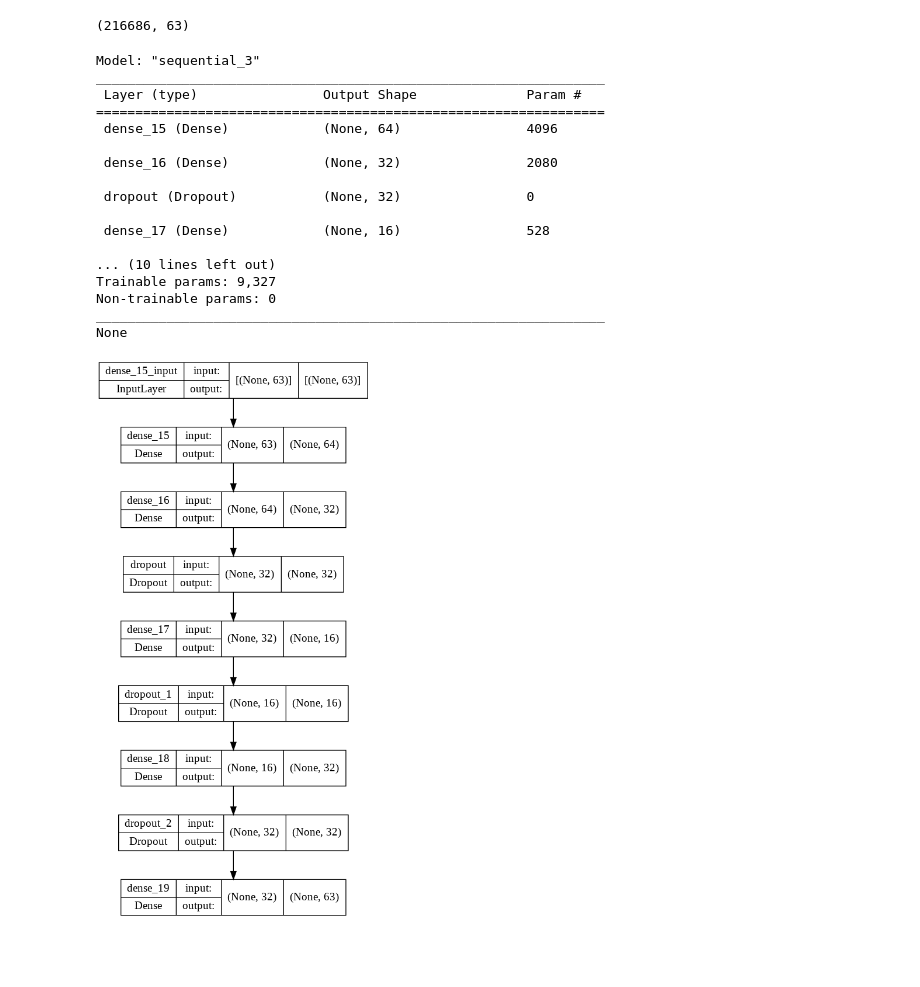
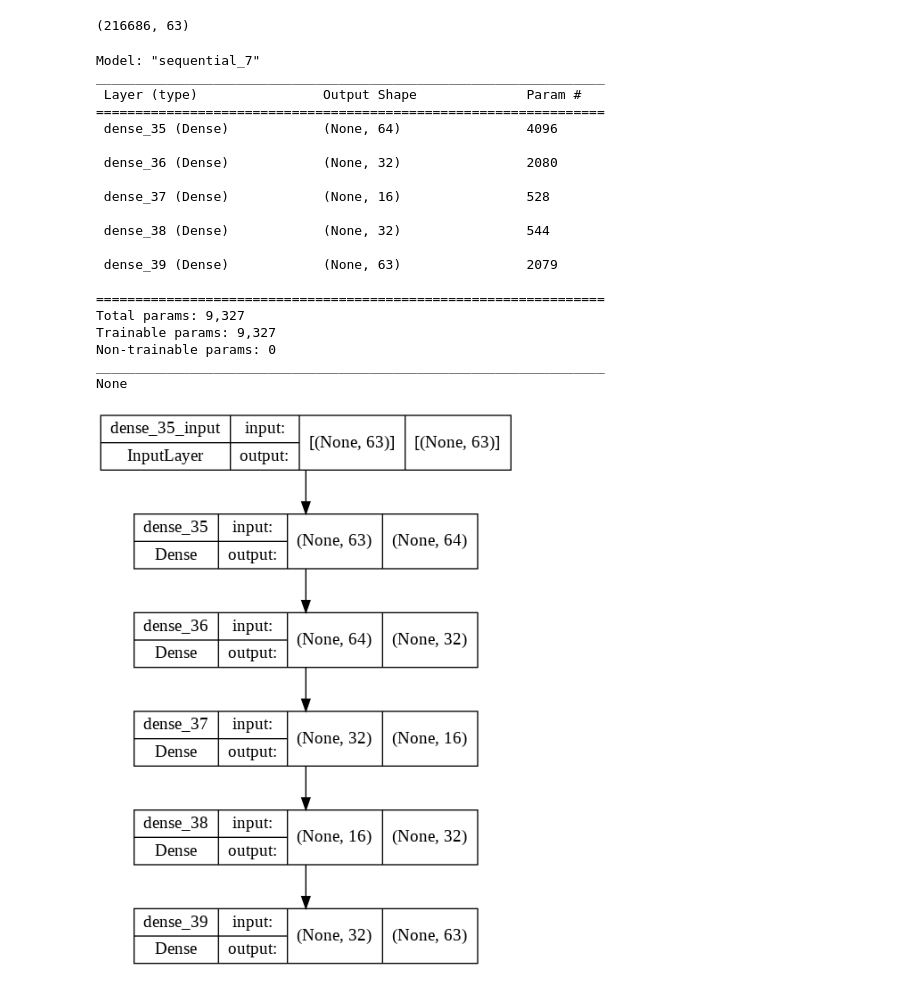
Before and after one commit to bhattacharjee/RansomFoRRT, a Jupyter notebook: iteration_3.0.ipynb/Autoencoder_iteration_3_0.ipynb, the cells around one changed output. Drawn from its saved outputs; the diff is of its cells as text; code cells hidden in the pictures; blank space fills up the shorter version.

```diff
--- a/iteration_3.0.ipynb/Autoencoder_iteration_3_0.ipynb
+++ b/iteration_3.0.ipynb/Autoencoder_iteration_3_0.ipynb
@@ -237,11 +151,11 @@ class Autoencoder:
             [
                 layers.Dense(64, activation='relu'),
                 layers.Dense(32, activation='relu'),
-                layers.Dropout(0.25),
+                #layers.Dropout(0.25),
                 layers.Dense(16, activation='relu'),
-                layers.Dropout(0.25),
+                #layers.Dropout(0.25),
                 layers.Dense(32, activation='relu'),
-                layers.Dropout(0.25),
+                #layers.Dropout(0.25),
                 layers.Dense(63, activation='sigmoid'),
             ]
         )
@@ -260,39 +174,54 @@ def print_and_plot(model):
 
 from sklearn.model_selection import train_test_split
 def create_and_train_autoencoder(X, y):
     X_train, X_eval, y_train, y_eval= \
         train_test_split(X, y, test_size=0.2, random_state=42)
 
     nn = Autoencoder.build()
     nn.compile(optimizer='adam', loss='mse', metrics=["mae", "mse"])
 
     nn.build((None, X.shape[1]))
     print_and_plot(nn)
 
     print(X_train.shape, X_eval.shape)
     history = nn.fit(X_train, X_train,
-                epochs=10,
+                epochs=25,
                 validation_data=(X_eval, X_eval),
                 batch_size=16)
     return nn, history
 
-nn, history = create_and_train_autoencoder(X_train, y_train)
+
+# Encrypted section, use half for training, we will use the remaining
+# half for testing
+
+eTrain_X, eTest_X, eTrain_y, eTest_y = \
+    train_test_split(work_encrypted_df_X, work_encrypted_df_y, test_size=0.5, random_state=42)
+nn, history = create_and_train_autoencoder(eTrain_X, eTrain_y)
+
+_, neTest_X, _, neTest_y = \
+    train_test_split(work_non_encrypted_df_X, work_non_encrypted_df_y, test_size=0.5, random_state=42)
+
+final_test_X = pd.concat([eTest_X, neTest_X])
+final_test_y = pd.concat([eTest_y, neTest_y])
 # %% [output]
-Model: "sequential_3"
+Model: "sequential_7"
 _________________________________________________________________
  Layer (type)                Output Shape              Param #
 =================================================================
- dense_15 (Dense)            (None, 64)                4096
+ dense_35 (Dense)            (None, 64)                4096
 
- dense_16 (Dense)            (None, 32)                2080
+ dense_36 (Dense)            (None, 32)                2080
 
- dropout (Dropout)           (None, 32)                0
+ dense_37 (Dense)            (None, 16)                528
 
- dense_17 (Dense)            (None, 16)                528
+ dense_38 (Dense)            (None, 32)                544
 
-... (10 lines left out)
+ dense_39 (Dense)            (None, 63)                2079
+
+=================================================================
+Total params: 9,327
 Trainable params: 9,327
 Non-trainable params: 0
 _________________________________________________________________
 None
-[figure, old version]
+[figure, new version]
```
Also changed, not shown: parts of 9 cells of this notebook.
